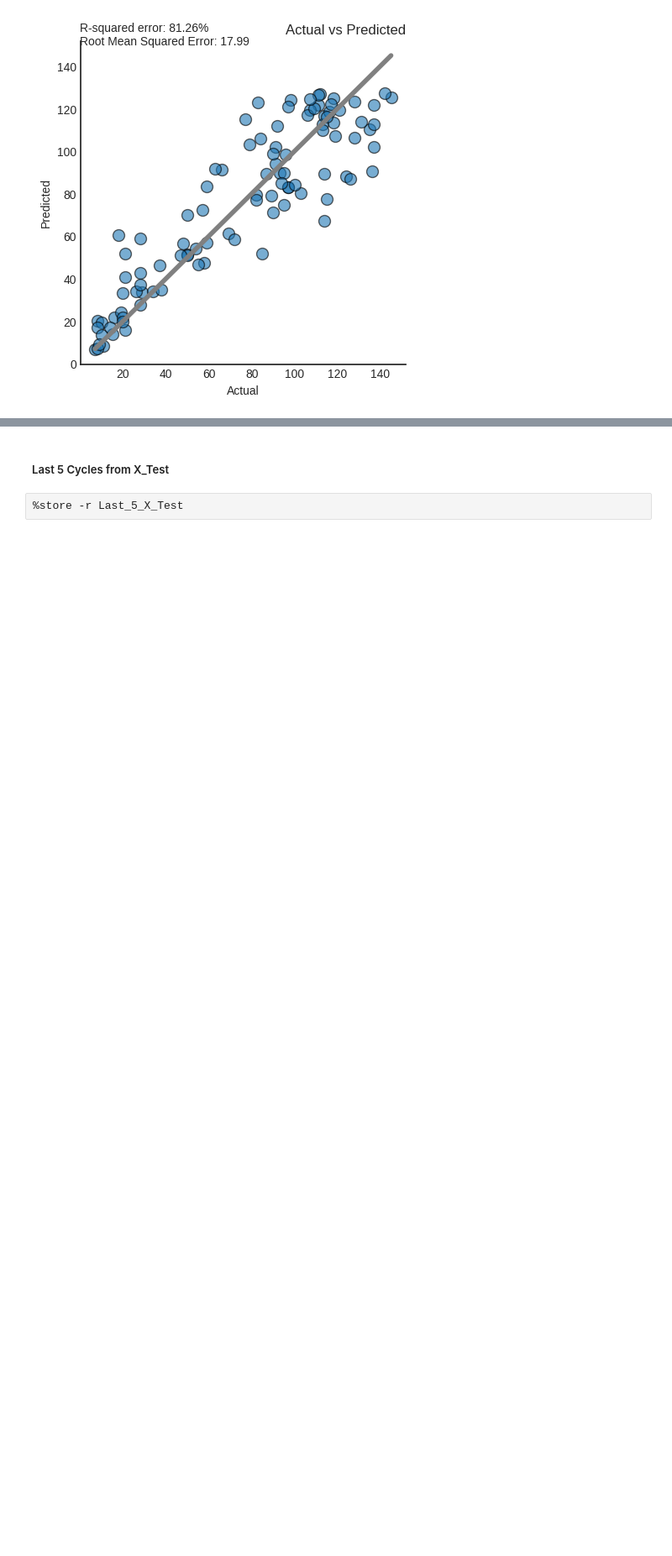
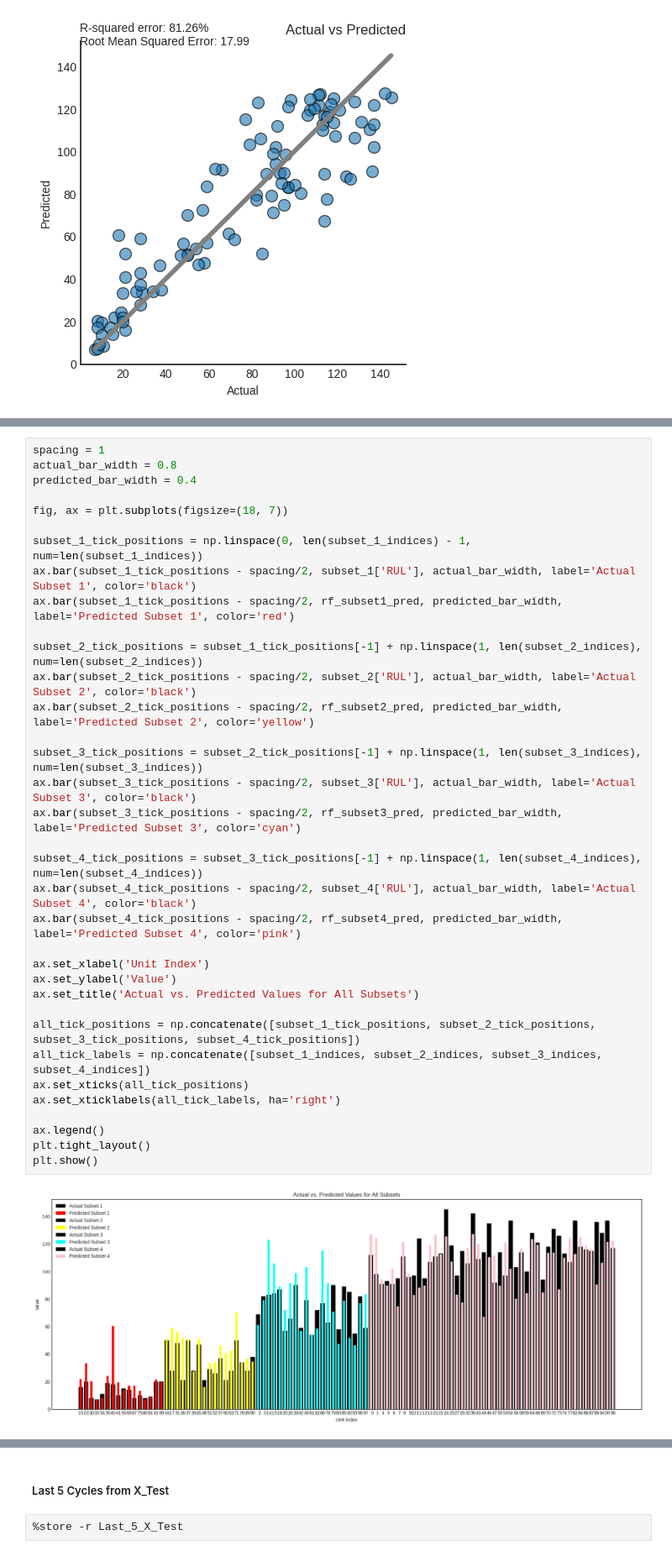
Before and after one commit to SarantisPapachrist/Diploma-Thesis, a Jupyter notebook: Turbofan_Jet_Engine/Random_Forest_Regression.ipynb, the cells around one changed output, grey strips where cells are left out. Shown: that part at 84% size. Saved outputs shown, nothing was run; the diff lists cells and outputs as text; blank space fills up the shorter version.

```diff
--- a/Turbofan_Jet_Engine/Random_Forest_Regression.ipynb
+++ b/Turbofan_Jet_Engine/Random_Forest_Regression.ipynb
@@ -419,0 +583,37 @@ sns.despine()
+# %%
+spacing = 1
+actual_bar_width = 0.8
+predicted_bar_width = 0.4
+
+fig, ax = plt.subplots(figsize=(18, 7))
+
+subset_1_tick_positions = np.linspace(0, len(subset_1_indices) - 1, num=len(subset_1_indices))
+ax.bar(subset_1_tick_positions - spacing/2, subset_1['RUL'], actual_bar_width, label='Actual Subset 1', color='black')
+ax.bar(subset_1_tick_positions - spacing/2, rf_subset1_pred, predicted_bar_width, label='Predicted Subset 1', color='red')
+
+subset_2_tick_positions = subset_1_tick_positions[-1] + np.linspace(1, len(subset_2_indices), num=len(subset_2_indices))
+ax.bar(subset_2_tick_positions - spacing/2, subset_2['RUL'], actual_bar_width, label='Actual Subset 2', color='black')
+ax.bar(subset_2_tick_positions - spacing/2, rf_subset2_pred, predicted_bar_width, label='Predicted Subset 2', color='yellow')
+
+subset_3_tick_positions = subset_2_tick_positions[-1] + np.linspace(1, len(subset_3_indices), num=len(subset_3_indices))
+ax.bar(subset_3_tick_positions - spacing/2, subset_3['RUL'], actual_bar_width, label='Actual Subset 3', color='black')
+ax.bar(subset_3_tick_positions - spacing/2, rf_subset3_pred, predicted_bar_width, label='Predicted Subset 3', color='cyan')
+
+subset_4_tick_positions = subset_3_tick_positions[-1] + np.linspace(1, len(subset_4_indices), num=len(subset_4_indices))
+ax.bar(subset_4_tick_positions - spacing/2, subset_4['RUL'], actual_bar_width, label='Actual Subset 4', color='black')
+ax.bar(subset_4_tick_positions - spacing/2, rf_subset4_pred, predicted_bar_width, label='Predicted Subset 4', color='pink')
+
+ax.set_xlabel('Unit Index')
+ax.set_ylabel('Value')
+ax.set_title('Actual vs. Predicted Values for All Subsets')
+
+all_tick_positions = np.concatenate([subset_1_tick_positions, subset_2_tick_positions, subset_3_tick_positions, subset_4_tick_positions])
+all_tick_labels = np.concatenate([subset_1_indices, subset_2_indices, subset_3_indices, subset_4_indices])
+ax.set_xticks(all_tick_positions)
+ax.set_xticklabels(all_tick_labels, ha='right')
+
+ax.legend()
+plt.tight_layout()
+plt.show()
+# %% [output]
+[figure, added]
```
Also changed, not shown: parts of 10 cells of this notebook.
